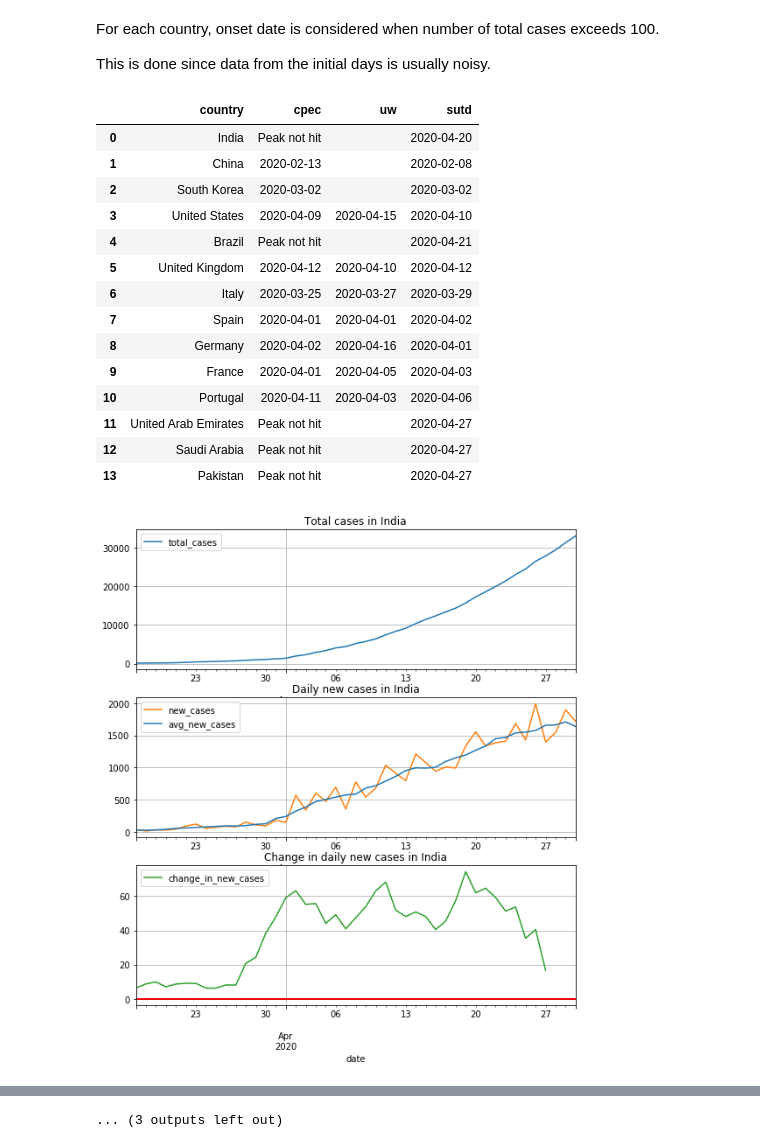
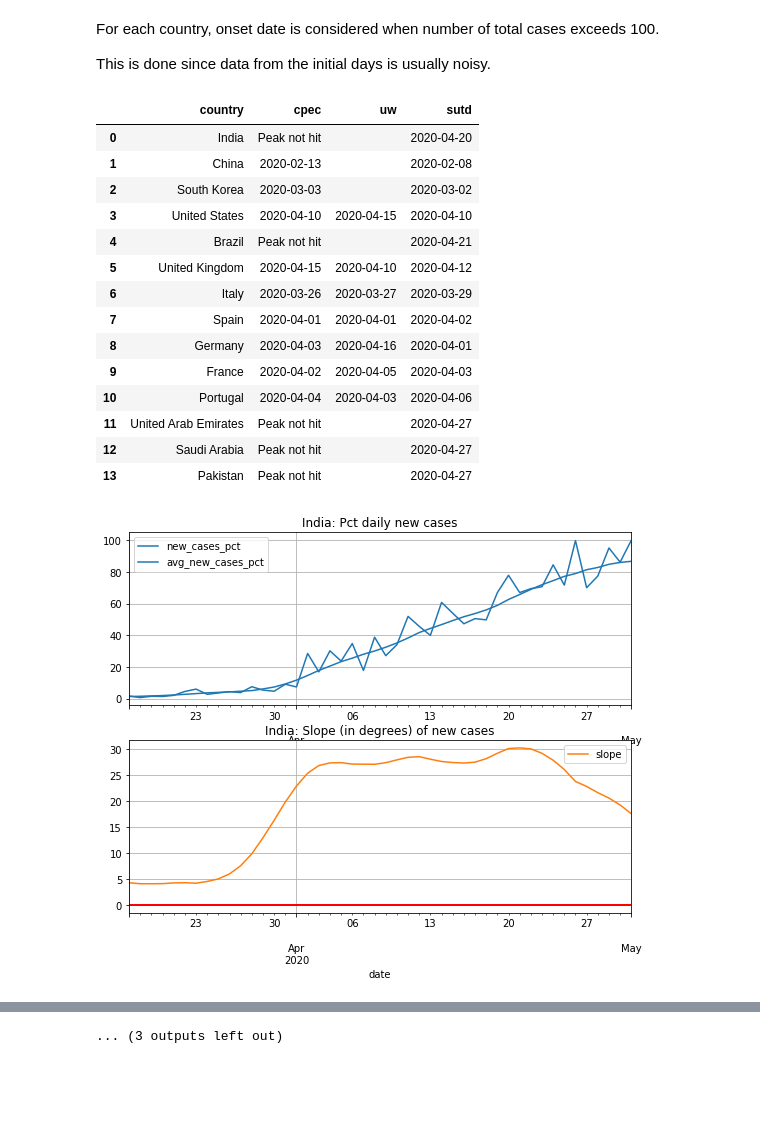
Before and after one commit to VICS-CORE/stats, a Jupyter notebook: 02_Total_daily_slope.ipynb, the cells around one changed output, grey strips where cells are left out. Drawn from its saved outputs; the diff is of its cells as text; code cells hidden in the pictures; blank space fills up the shorter version.

Commit message:
Update slope computation logic. Update owid data

```diff
--- a/02_Total_daily_slope.ipynb
+++ b/02_Total_daily_slope.ipynb
@@ -41,47 +41,58 @@ def calc_peak(df, country='India', plot=True, save=False):
     grp_df = grp_df.sort_values(by='date')
     grp_df.reset_index(inplace=True, drop=True)
 
-    # calc daily new cases avg
-    grp_df['avg_new_cases'] = grp_df['new_cases'].rolling(6, min_periods=1, center=True).mean()
-    # calc slope of new cases
-    grp_df['change_in_new_cases'] = (grp_df['avg_new_cases'].shift(-3) - grp_df['avg_new_cases'].shift(3, fill_value=0)) / 6
-    grp_df['change_of_change'] = (grp_df['change_in_new_cases'].shift(-3) - grp_df['change_in_new_cases'].shift(3, fill_value=0)) / 2
+    # calc daily new cases avg and normalise to pct
+    grp_df['new_cases_pct'] = grp_df['new_cases'] / grp_df['new_cases'].max() * 100
+
+    # calc change in new cases, smoothened over a period of 6 days
+    grp_df['avg_new_cases_pct'] = grp_df['new_cases_pct'].rolling(6, min_periods=1, center=True).mean().rolling(6, min_periods=1, center=True).mean()
+    grp_df['delta_new_cases_pct'] = (grp_df['avg_new_cases_pct'].shift(-3) - grp_df['avg_new_cases_pct'].shift(3, fill_value=0)) / 6
+
+    # calc slope in degrees, assuming 5 pct per day growth = 45 deg slope. then smoothen over 6 days
+    grp_df['slope'] = np.degrees(np.arctan(grp_df['delta_new_cases_pct'] / 5))
+    grp_df['slope'] = grp_df['slope'].rolling(6, min_periods=1, center=True).mean()
+
+    # calc second order change
+    grp_df['delta_slope'] = (grp_df['slope'].shift(-3) - grp_df['slope'].shift(3, fill_value=0))
+
     # calc peaks, i.e. when slope is 0
-    sign_change = np.nonzero(np.abs(np.diff(np.sign(grp_df['change_in_new_cases'].interpolate(method='pad')))))[0]
+    sign_change = np.nonzero(np.abs(np.diff(np.sign(grp_df['slope'].interpolate(method='pad')))))[0]
     peaks = grp_df.loc[sign_change]
+
     # filter noise using second order derivative
-    peaks = peaks.loc[peaks['change_of_change'] < -20]
+    peaks = peaks.loc[peaks['delta_slope'] < 0]
+
     # use highest peak in case multiple peaks found
-    peak = peaks.loc[peaks['avg_new_cases'].idxmax()] if len(peaks) else None
+    peak = peaks.loc[peaks['avg_new_cases_pct'].idxmax()] if len(peaks) else None
 
     # return if plotting not required
     if not plot:
         return peak
 
     # plot all 3 cols as subplots
-    ax_tot, ax_new, ax_chg = grp_df.plot(
+    ax_new_pct, ax_slp = grp_df.plot(
         x = 'date',
-        y = ['total_cases', 'new_cases', 'change_in_new_cases'],
-        title = [l + country for l in ['Total cases in ', 'Daily new cases in ', 'Change in daily new cases in ']],
+        y = ['new_cases_pct', 'slope'],
+        title = [country + l for l in [': Pct daily new cases', ': Slope (in degrees) of new cases']],
         grid = True,
-        figsize = (9,10),
+        figsize = (9,7),
         subplots = True,
         sharex = False
     )
 
     # add moving avg to new_cases chart
-    grp_df.plot(x = 'date', y = 'avg_new_cases', grid = True, ax = ax_new)
+    grp_df.plot(x = 'date', y = 'avg_new_cases_pct', grid = True, ax = ax_new_pct)
     # add x axis to change_in_new_cases chart
-    ax_chg.axhline(y=0, linewidth=2, color='r')
+    ax_slp.axhline(y=0, linewidth=2, color='r')
 
     # add vertical line when peak hit
     if not peak is None:
-        for ax in [ax_new, ax_chg]:
+        for ax in [ax_new_pct, ax_slp]:
             ax.axvline(x=peak['date'], linewidth=2, color='r')
 
     # save charts to docs folder
     if save:
-        ax_tot.get_figure().savefig("docs/02/" + country.lower().replace(" ", "_") + ".png")
+        ax_slp.get_figure().savefig("docs/assets/images/02/" + country.lower().replace(" ", "_") + ".png")
 
     return peak
 # %%
@@ -161,38 +172,38 @@ COUNTRY_DATA = [
 # %%
 country = []
 cpec = []
 uw = []
 sutd = []
 for c in COUNTRY_DATA:
     result = 'Peak not hit'
-    peak = calc_peak(fdf, c['location'], True, True)
+    peak = calc_peak(fdf, c['location'], True, False)
     if not peak is None:
         result = str(peak['date'].date())
     country.append(c['location'])
     cpec.append(result)
     uw.append(c['uw_peak'])
     sutd.append(c['sutd_peak'])
 
 pd.DataFrame({
     "country": country,
     "cpec": cpec,
     "uw": uw,
     "sutd": sutd
 })
 # %% [output]
 |  | country | cpec | uw | sutd |
 | 0 | India | Peak not hit |  | 2020-04-20 |
 | 1 | China | 2020-02-13 |  | 2020-02-08 |
-| 2 | South Korea | 2020-03-02 |  | 2020-03-02 |
-| 3 | United States | 2020-04-09 | 2020-04-15 | 2020-04-10 |
+| 2 | South Korea | 2020-03-03 |  | 2020-03-02 |
+| 3 | United States | 2020-04-10 | 2020-04-15 | 2020-04-10 |
 | 4 | Brazil | Peak not hit |  | 2020-04-21 |
-| 5 | United Kingdom | 2020-04-12 | 2020-04-10 | 2020-04-12 |
-| 6 | Italy | 2020-03-25 | 2020-03-27 | 2020-03-29 |
+| 5 | United Kingdom | 2020-04-15 | 2020-04-10 | 2020-04-12 |
+| 6 | Italy | 2020-03-26 | 2020-03-27 | 2020-03-29 |
 | 7 | Spain | 2020-04-01 | 2020-04-01 | 2020-04-02 |
-| 8 | Germany | 2020-04-02 | 2020-04-16 | 2020-04-01 |
-| 9 | France | 2020-04-01 | 2020-04-05 | 2020-04-03 |
-| 10 | Portugal | 2020-04-11 | 2020-04-03 | 2020-04-06 |
+| 8 | Germany | 2020-04-03 | 2020-04-16 | 2020-04-01 |
+| 9 | France | 2020-04-02 | 2020-04-05 | 2020-04-03 |
+| 10 | Portugal | 2020-04-04 | 2020-04-03 | 2020-04-06 |
 | 11 | United Arab Emirates | Peak not hit |  | 2020-04-27 |
 | 12 | Saudi Arabia | Peak not hit |  | 2020-04-27 |
 | 13 | Pakistan | Peak not hit |  | 2020-04-27 |
-[figure, old version]
+[figure, new version]
```
Also changed, not shown: parts of 2 cells of this notebook, 1 other file.
